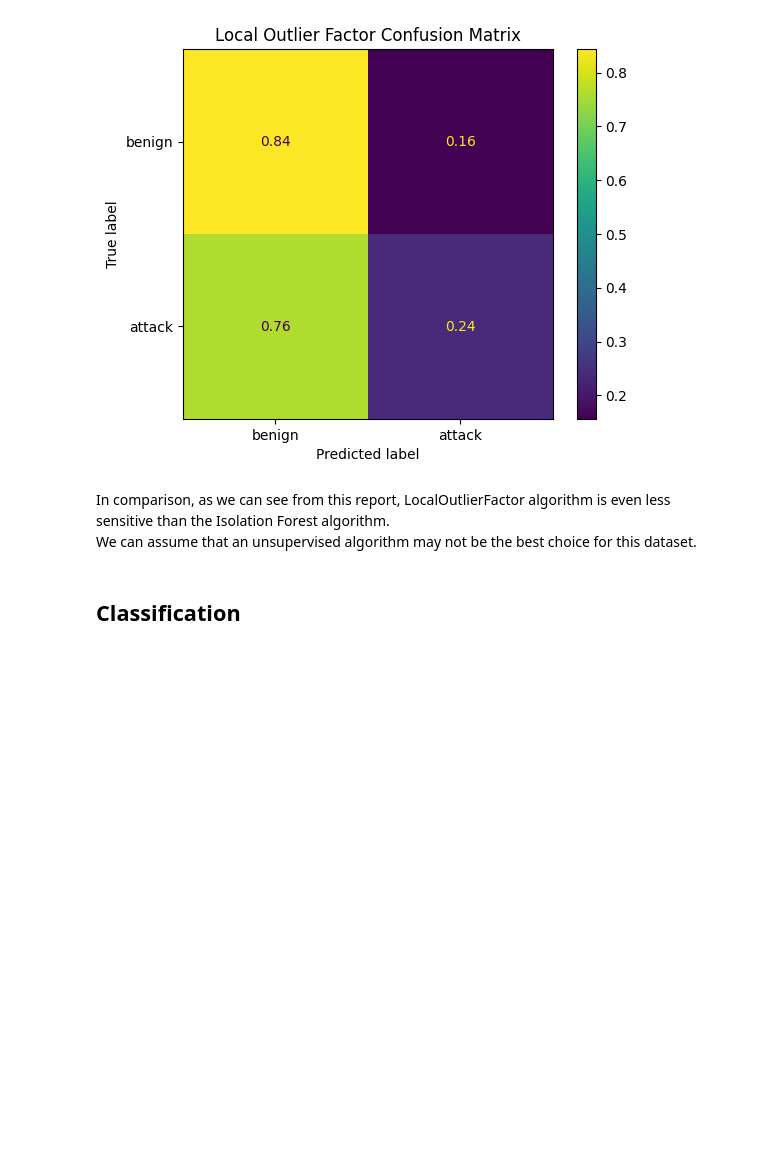
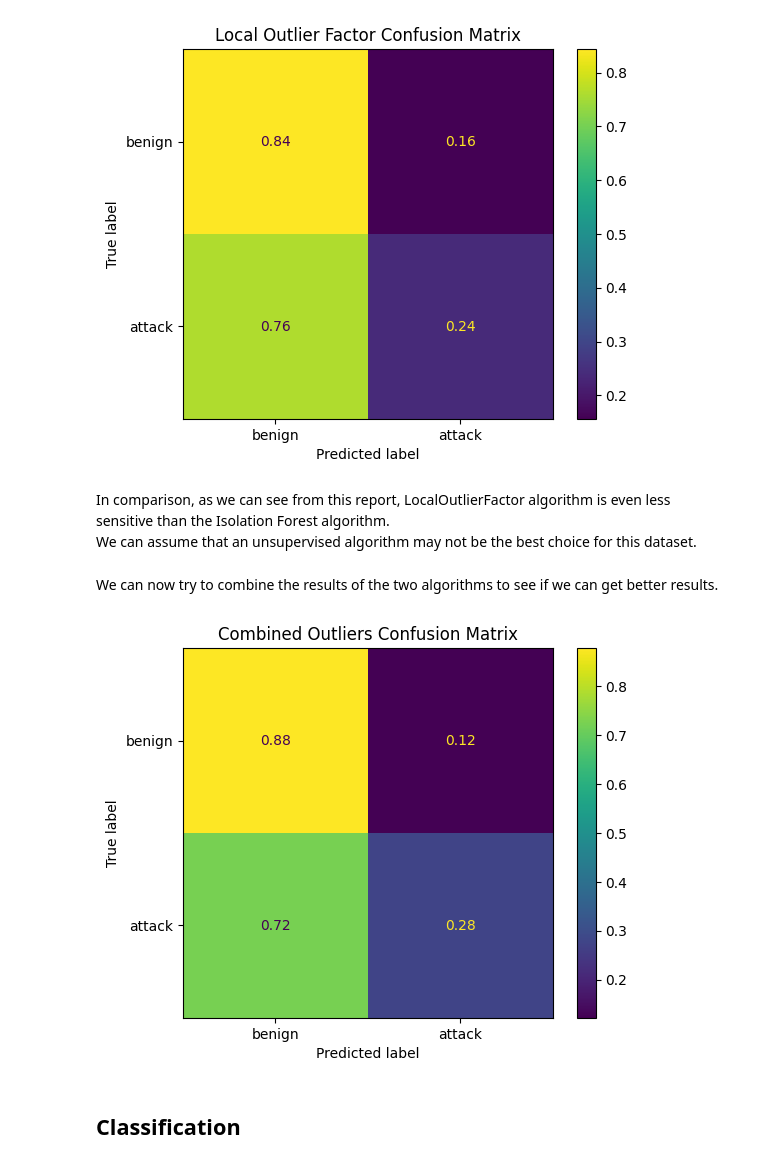
Before and after one commit to Bast-94/CYBERML-Project, a Jupyter notebook: cyber-ml.ipynb, the cells around one changed output. Drawn from its saved outputs; the diff is of its cells as text; code cells hidden in the pictures; blank space fills up the shorter version.

Commit message:
outlier detection: Added unsupervised combined results

```diff
--- a/cyber-ml.ipynb
+++ b/cyber-ml.ipynb
@@ -135,6 +135,16 @@ confusion_matrix_plot(full_df['lof_outliers'], full_df['Label'], 'Local Outlier
 # %% [markdown]
 In comparison, as we can see from this report, LocalOutlierFactor algorithm is even less sensitive than the Isolation Forest algorithm.\
 We can assume that an unsupervised algorithm may not be the best choice for this dataset.
+# %% [markdown]
+We can now try to combine the results of the two algorithms to see if we can get better results.
+# %%
+combined_outliers = np.zeros(len(full_df))
+combined_outliers[if_outlier_indexes] = 1
+combined_outliers[local_factor_outliers_indices] = 1
+
+confusion_matrix_plot(combined_outliers, full_df['Label'], 'Combined Outliers Confusion Matrix')
+# %% [output]
+[figure, added]
 # %% [markdown]
 ## Classification
 # %% [markdown]
```
Also changed, not shown: parts of 3 cells of this notebook.
